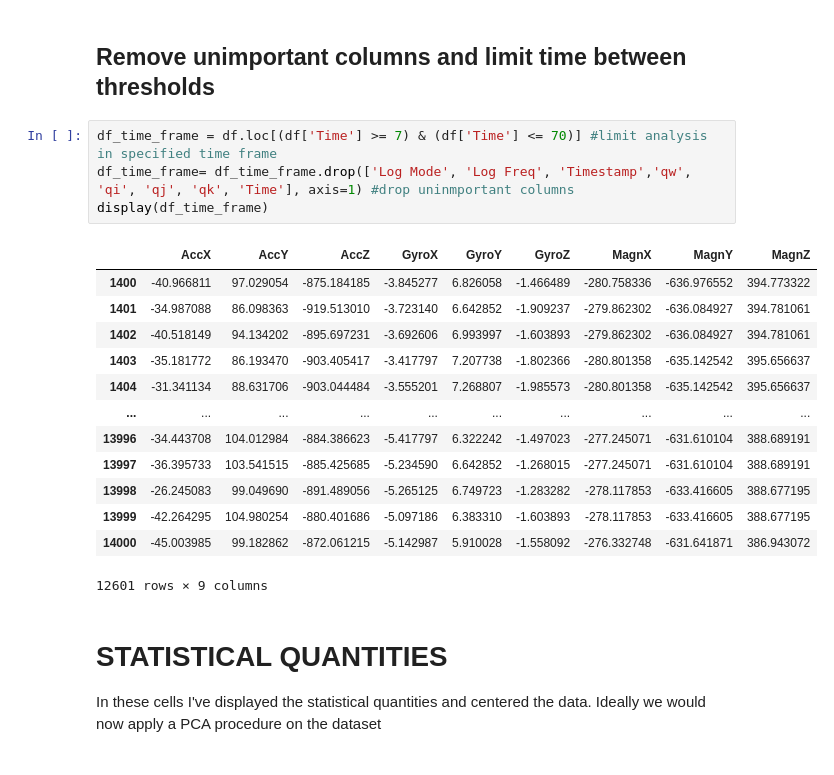
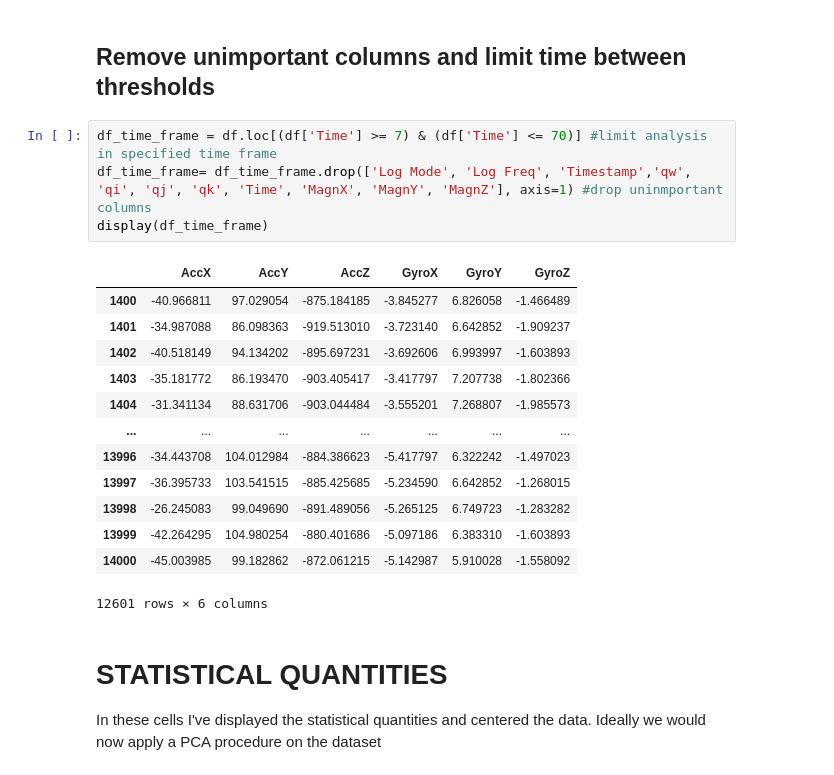
Before and after one commit to AleCapoPhys/HeartRateEstimation, a Jupyter notebook: Project_Clean_data.ipynb, the cells around one changed output. Cells and saved outputs as stored; diff of their text form.

```diff
--- a/Project_Clean_data.ipynb
+++ b/Project_Clean_data.ipynb
@@ -187,22 +187,22 @@ plt.show()
 ## Remove unimportant columns and limit time between thresholds
 # %%
 df_time_frame = df.loc[(df['Time'] >= 7) & (df['Time'] <= 70)] #limit analysis in specified time frame
-df_time_frame= df_time_frame.drop(['Log Mode', 'Log Freq', 'Timestamp','qw', 'qi', 'qj', 'qk', 'Time'], axis=1) #drop uninmportant columns
+df_time_frame= df_time_frame.drop(['Log Mode', 'Log Freq', 'Timestamp','qw', 'qi', 'qj', 'qk', 'Time', 'MagnX', 'MagnY', 'MagnZ'], axis=1) #drop uninmportant columns
 display(df_time_frame)
 # %% [output]
-|  | AccX | AccY | AccZ | GyroX | GyroY | GyroZ | MagnX | MagnY | MagnZ |
-| 1400 | -40.966811 | 97.029054 | -875.184185 | -3.845277 | 6.826058 | -1.466489 | -280.758336 | -636.976552 | 394.773322 |
-| 1401 | -34.987088 | 86.098363 | -919.513010 | -3.723140 | 6.642852 | -1.909237 | -279.862302 | -636.084927 | 394.781061 |
-| 1402 | -40.518149 | 94.134202 | -895.697231 | -3.692606 | 6.993997 | -1.603893 | -279.862302 | -636.084927 | 394.781061 |
-| 1403 | -35.181772 | 86.193470 | -903.405417 | -3.417797 | 7.207738 | -1.802366 | -280.801358 | -635.142542 | 395.656637 |
-| 1404 | -31.341134 | 88.631706 | -903.044484 | -3.555201 | 7.268807 | -1.985573 | -280.801358 | -635.142542 | 395.656637 |
-| ... | ... | ... | ... | ... | ... | ... | ... | ... | ... |
-| 13996 | -34.443708 | 104.012984 | -884.386623 | -5.417797 | 6.322242 | -1.497023 | -277.245071 | -631.610104 | 388.689191 |
-| 13997 | -36.395733 | 103.541515 | -885.425685 | -5.234590 | 6.642852 | -1.268015 | -277.245071 | -631.610104 | 388.689191 |
-| 13998 | -26.245083 | 99.049690 | -891.489056 | -5.265125 | 6.749723 | -1.283282 | -278.117853 | -633.416605 | 388.677195 |
-| 13999 | -42.264295 | 104.980254 | -880.401686 | -5.097186 | 6.383310 | -1.603893 | -278.117853 | -633.416605 | 388.677195 |
-| 14000 | -45.003985 | 99.182862 | -872.061215 | -5.142987 | 5.910028 | -1.558092 | -276.332748 | -631.641871 | 386.943072 |
+|  | AccX | AccY | AccZ | GyroX | GyroY | GyroZ |
+| 1400 | -40.966811 | 97.029054 | -875.184185 | -3.845277 | 6.826058 | -1.466489 |
+| 1401 | -34.987088 | 86.098363 | -919.513010 | -3.723140 | 6.642852 | -1.909237 |
+| 1402 | -40.518149 | 94.134202 | -895.697231 | -3.692606 | 6.993997 | -1.603893 |
+| 1403 | -35.181772 | 86.193470 | -903.405417 | -3.417797 | 7.207738 | -1.802366 |
+| 1404 | -31.341134 | 88.631706 | -903.044484 | -3.555201 | 7.268807 | -1.985573 |
+| ... | ... | ... | ... | ... | ... | ... |
+| 13996 | -34.443708 | 104.012984 | -884.386623 | -5.417797 | 6.322242 | -1.497023 |
+| 13997 | -36.395733 | 103.541515 | -885.425685 | -5.234590 | 6.642852 | -1.268015 |
+| 13998 | -26.245083 | 99.049690 | -891.489056 | -5.265125 | 6.749723 | -1.283282 |
+| 13999 | -42.264295 | 104.980254 | -880.401686 | -5.097186 | 6.383310 | -1.603893 |
+| 14000 | -45.003985 | 99.182862 | -872.061215 | -5.142987 | 5.910028 | -1.558092 |
-12601 rows × 9 columns
+12601 rows × 6 columns
 # %% [markdown]
 # STATISTICAL QUANTITIES
 
```
Also changed, not shown: parts of 5 cells of this notebook.
